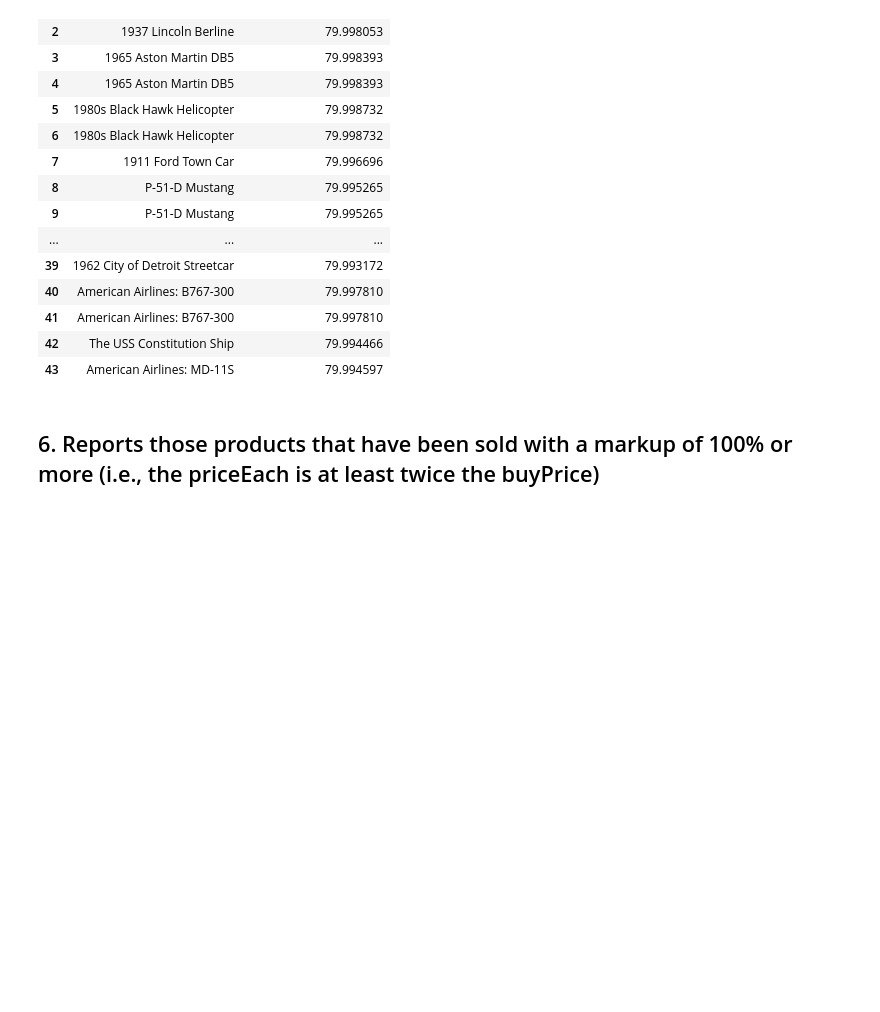
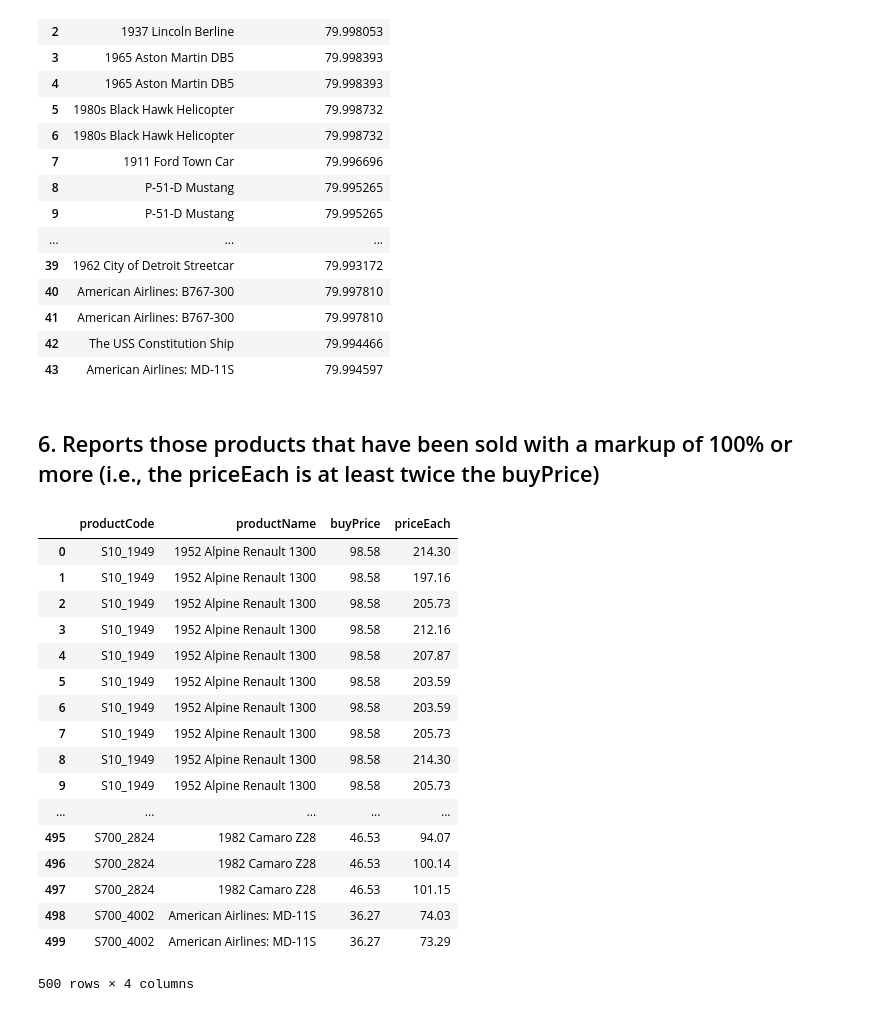
Before and after one commit to adiwirawan/digital-talent, a Jupyter notebook: LatihanSQL2.ipynb, the cells around one changed output. Cells and saved outputs as stored; diff of their text form; code cells hidden in the pictures; blank space fills up the shorter version.

```diff
--- a/LatihanSQL2.ipynb
+++ b/LatihanSQL2.ipynb
@@ -382,3 +382,37 @@ WHERE
 | 43 | American Airlines: MD-11S | 79.994597 |
 # %% [markdown]
 ## 6. Reports those products that have been sold with a markup of 100% or more (i.e., the priceEach is at least twice the buyPrice)
+# %%
+run("""
+SELECT
+    p.productCode,
+    p.productName,
+    p.buyPrice,
+    d.priceEach
+FROM
+    products p
+    INNER JOIN
+    orderdetails d USING(productCode)
+WHERE
+    d.priceEach>=2*p.buyPrice
+
+""")
+# %% [output]
+|  | productCode | productName | buyPrice | priceEach |
+| 0 | S10_1949 | 1952 Alpine Renault 1300 | 98.58 | 214.30 |
+| 1 | S10_1949 | 1952 Alpine Renault 1300 | 98.58 | 197.16 |
+| 2 | S10_1949 | 1952 Alpine Renault 1300 | 98.58 | 205.73 |
+| 3 | S10_1949 | 1952 Alpine Renault 1300 | 98.58 | 212.16 |
+| 4 | S10_1949 | 1952 Alpine Renault 1300 | 98.58 | 207.87 |
+| 5 | S10_1949 | 1952 Alpine Renault 1300 | 98.58 | 203.59 |
+| 6 | S10_1949 | 1952 Alpine Renault 1300 | 98.58 | 203.59 |
+| 7 | S10_1949 | 1952 Alpine Renault 1300 | 98.58 | 205.73 |
+| 8 | S10_1949 | 1952 Alpine Renault 1300 | 98.58 | 214.30 |
+| 9 | S10_1949 | 1952 Alpine Renault 1300 | 98.58 | 205.73 |
+| ... | ... | ... | ... | ... |
+| 495 | S700_2824 | 1982 Camaro Z28 | 46.53 | 94.07 |
+| 496 | S700_2824 | 1982 Camaro Z28 | 46.53 | 100.14 |
+| 497 | S700_2824 | 1982 Camaro Z28 | 46.53 | 101.15 |
+| 498 | S700_4002 | American Airlines: MD-11S | 36.27 | 74.03 |
+| 499 | S700_4002 | American Airlines: MD-11S | 36.27 | 73.29 |
+500 rows × 4 columns
```
Also changed, not shown: parts of 4 cells of this notebook, 2 other files.
